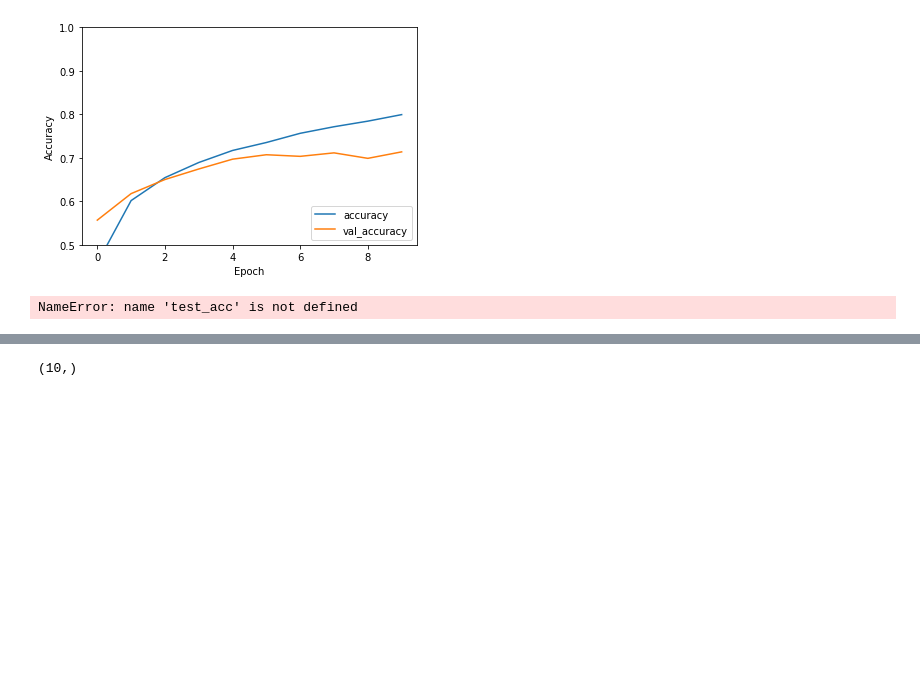
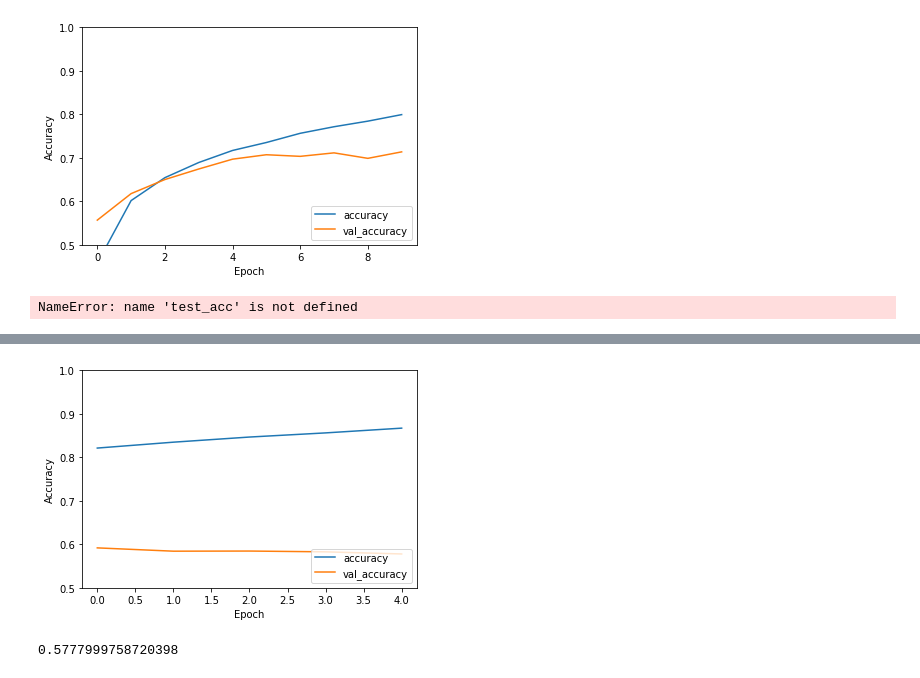
Before and after one commit to daniellebitt/CIFAR-Tensorflow-Tutorial, a Jupyter notebook: CIFAR-Tensorflow-notebook.ipynb, the cells around one changed output, grey strips where cells are left out. Saved outputs shown, nothing was run; the diff lists cells and outputs as text; code cells hidden in the pictures; blank space fills up the shorter version.

Commit message:
updated CIFAR10 fine-tuning tutorial

```diff
--- a/CIFAR-Tensorflow-notebook.ipynb
+++ b/CIFAR-Tensorflow-notebook.ipynb
@@ -147,0 +143,10 @@ from keras.utils import to_categorical
+# %%
+# The data, split between train and test sets:
+(x_train, y_train), (x_test, y_test) = datasets.cifar10.load_data()
+print('x_train shape:', x_train.shape)
+print(x_train.shape[0], 'train samples')
+print(x_test.shape[0], 'test samples')
+
+# Convert class vectors to binary class matrice (one-hot encode)
+y_train = to_categorical(y_train, num_classes=10)
+y_test = to_categorical(y_test, num_classes=10)
@@ -169,10 +178,10 @@ for layer in base_model.layers:
 
 #compile the model
 model.compile(optimizer='adam',
-             loss='sparse_categorical_crossentropy',
+             loss='categorical_crossentropy',
              metrics=['accuracy'])
 # %%
 # train the model on the new data for a few epochs
-model.fit(train_images, train_labels, epochs=10, validation_data=(test_images, test_labels))
+history = model.fit(x_train, y_train, epochs=5, validation_data=(x_test, y_test))
 # %% [output]
 Train on 50000 samples, validate on 10000 samples
@@ -181,4 +197,0 @@ KeyboardInterrupt:
-# %%
-train_labels[0].shape
-# %% [output]
-(10,)
@@ -184,0 +200,16 @@ train_labels[0].shape
+# %%
+#evaluate the performance of the model after fine-tuning only to top layers on the CIFAR10 data
+plt.plot(history.history['accuracy'], label='accuracy')
+plt.plot(history.history['val_accuracy'], label = 'val_accuracy')
+plt.xlabel('Epoch')
+plt.ylabel('Accuracy')
+plt.ylim([0.5, 1])
+plt.legend(loc='lower right')
+
+test_loss, test_acc = model.evaluate(x_test,  y_test, verbose=2)
+# %% [output]
+[figure, added]
+# %%
+print(test_acc)
+# %% [output]
+0.5777999758720398
```
Also changed, not shown: parts of 9 cells of this notebook, 1 other file.
